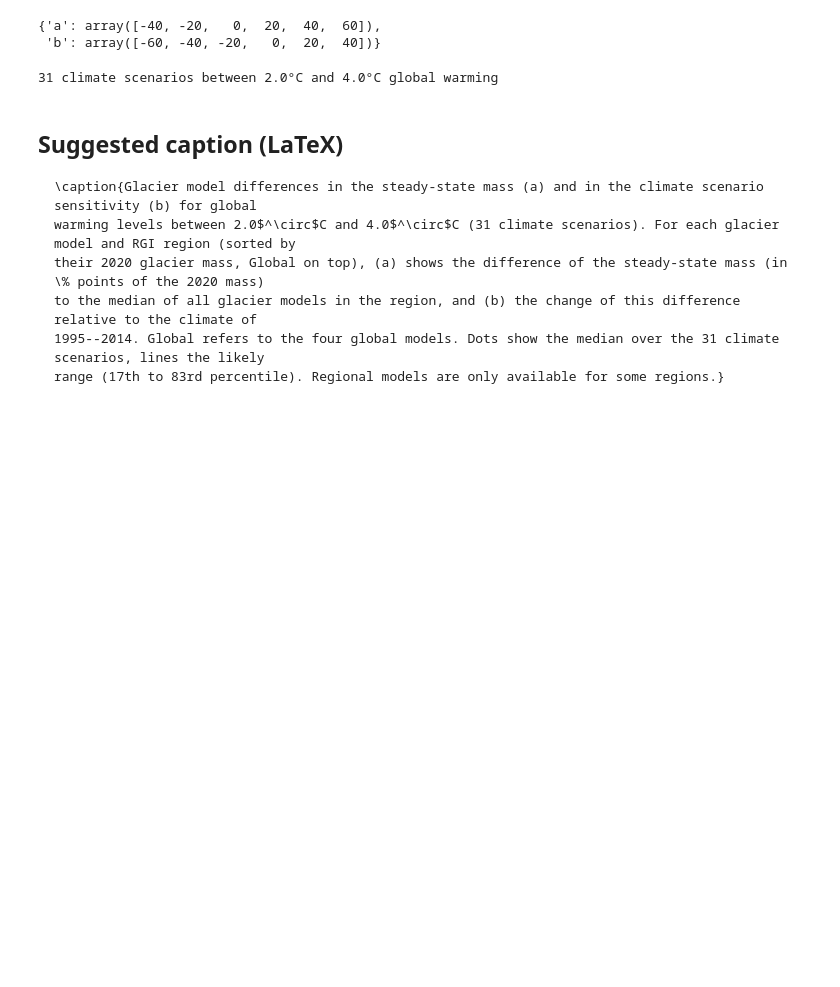
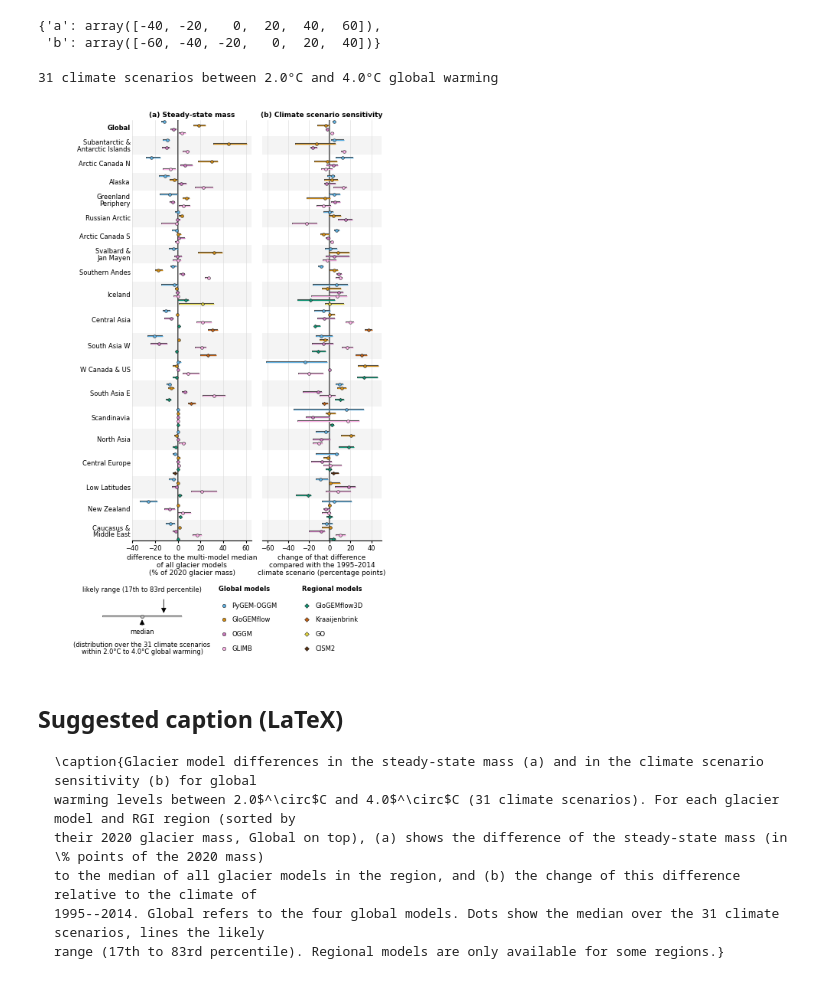
Before and after one commit to lilianschuster/GlacierMIP3, a Jupyter notebook: B_glacier_model_differences_analysis/PartB_Cl_Fig1_portrait_model_differences.ipynb, the cells around one changed output. Saved outputs shown, nothing was run; the diff lists cells and outputs as text; code cells hidden in the pictures; blank space fills up the shorter version.

```diff
--- a/B_glacier_model_differences_analysis/PartB_Cl_Fig1_portrait_model_differences.ipynb
+++ b/B_glacier_model_differences_analysis/PartB_Cl_Fig1_portrait_model_differences.ipynb
@@ -33,7 +33,7 @@ panel_order = ['a', 'b']
 #  'global4': median of the four global models only (the same models in every region)
 reference = 'all_models'
 
-fig_width_cm, fig_height_cm = 12, 18     # two-column figure of the journal
+fig_width_cm, fig_height_cm = 11.5, 19     # two-column figure of the journal, needs to be a bit taller than the magnitude figure
 x_lims = {'a': (-40, 65), 'b': (-65, 50)}      # % points
 x_ticks = {'a': np.arange(-40, 61, 20), 'b': np.arange(-60, 41, 20)}
 fs = 6                                   # smallest font size in the figure
@@ -148,15 +148,16 @@ y_max = y - gap - 0.5
 
 titles = {'a': 'Steady-state mass', 'b': 'Climate scenario sensitivity'}
 if reference == 'all_models':
-    xlabels = {'a': 'difference to the median of\nall glacier models (%)',
-               'b': 'change of that difference relative to\nthe 1995-2014 climate scenario (%)'}
+    xlabels = {'a': 'difference to the multi-model median\nof all glacier models\n(% of 2020 glacier mass)',
+               'b': 'change of that difference\ncompared with the 1995–2014\nclimate scenario (percentage points)'}
 else:
-    xlabels = {'a': 'difference to the median of\nthe four global models (%)',
-               'b': 'change of that difference relative to\nthe 1995-2014 climate scenario (%)'}
+    xlabels = {'a': 'difference to the\nmulti-model median\n(% of 2020 glacier mass)',
+               'b': 'change of that difference\ncompared with the 1995–2014\nclimate scenario (percentage points)'}
 
 axes = []
 for i_p, p in enumerate(panel_order):
-    ax = fig.add_axes([boxes[i_p][0], 0.185, boxes[i_p][1], 0.745])
+    #ax = fig.add_axes([boxes[i_p][0], 0.185, boxes[i_p][1], 0.745])
+    ax = fig.add_axes([boxes[i_p][0], 0.205, boxes[i_p][1], 0.735])   # bottom raised from 0.185 to leave room for the three-line x-labels
     axes.append(ax)
     for y_lo, y_hi, i in reg_spans:    # light background for every second region
         if i % 2 == 1:
@@ -181,9 +182,9 @@ for i_p, p in enumerate(panel_order):
     if n_panels > 1:
         ax.set_title(f'({chr(97 + i_p)}) {titles[p]}', fontsize=fs + 0.5, fontweight='bold', pad=3)
 
-# names of the regions: name (number)
+# names of the regions (without the RGI region numbers)
 for y_c, reg in reg_centres:
-    name = reg_names_lines[reg] if reg == 'All' else f'{reg_names_lines[reg]}\u00a0({reg})'
+    name = reg_names_lines[reg]
     axes[0].text(-0.015, y_c, name, transform=axes[0].get_yaxis_transform(), ha='right', va='center',
                  fontsize=fs, fontweight='bold' if reg == 'All' else 'normal', linespacing=0.95)
 
@@ -197,33 +198,34 @@ ax_leg = fig.add_axes([0.02, 0.005, 0.96, 0.125])
 ax_leg.set_xlim(0, 1)
 ax_leg.set_ylim(0, 1)
 ax_leg.axis('off')
 arrow = dict(arrowstyle='-|>', color='k', lw=0.6, shrinkA=0, shrinkB=0)
 
 ax_leg.plot([0.17, 0.41], [0.55, 0.55], color='0.75', lw=0.9, solid_capstyle='butt',
             path_effects=[pe.Stroke(linewidth=1.5, foreground='0.25'), pe.Normal()])     # dummy likely range
 ax_leg.plot([0.29], [0.55], 'o', ms=3.2, mfc='0.75', mec='0.15', mew=0.4)                  # dummy median
 ax_leg.text(0.29, 0.97, 'likely range (17th to 83rd percentile)', fontsize=fs, ha='center', va='top')
 ax_leg.annotate('', xy=(0.355, 0.59), xytext=(0.355, 0.78), arrowprops=arrow)
 ax_leg.text(0.29, 0.33, 'median', fontsize=fs, ha='center', va='center')
 ax_leg.annotate('', xy=(0.29, 0.50), xytext=(0.29, 0.42), arrowprops=arrow)
 ax_leg.text(0.29, 0.10, f'(distribution over the {n_scen} climate scenarios\nwithin {temp_bin[0]:.1f}\u00b0C to {temp_bin[1]:.1f}\u00b0C global warming)',
             fontsize=fs, ha='center', va='center', linespacing=1.0)
 
 ax_leg.text(0.52, 0.93, 'Global models', fontsize=fs, fontweight='bold', va='center')
 ax_leg.text(0.77, 0.93, 'Regional models', fontsize=fs, fontweight='bold', va='center')
 for k, m in enumerate(global_models):
     ax_leg.plot([0.535], [0.70 - 0.20 * k], 'o', ms=3.2, mfc=dict_model_col[m], mec='0.15', mew=0.4)
     ax_leg.text(0.56, 0.70 - 0.20 * k, m, fontsize=fs, va='center')
 for k, m in enumerate(regional_models):
     ax_leg.plot([0.785], [0.70 - 0.20 * k], 'D', ms=2.9, mfc=dict_model_col[m], mec='0.15', mew=0.4)
     ax_leg.text(0.81, 0.70 - 0.20 * k, m, fontsize=fs, va='center')
 
 fn_out = f'{fig_dir}/manuscript_v0_steady_state_glacier_model_differences_portrait_{"_".join(panel_order)}_{reference}_temp_bin_{temp_bin[0]}_{temp_bin[1]}'
 plt.savefig(fn_out + '.png', dpi=300)
 plt.savefig(fn_out + '.pdf')
 plt.show()
 # %% [output]
 31 climate scenarios between 2.0°C and 4.0°C global warming
+[figure, added]
 # %% [markdown]
 ## Suggested caption (LaTeX)
 
```
Also changed, not shown: 6 other files.
